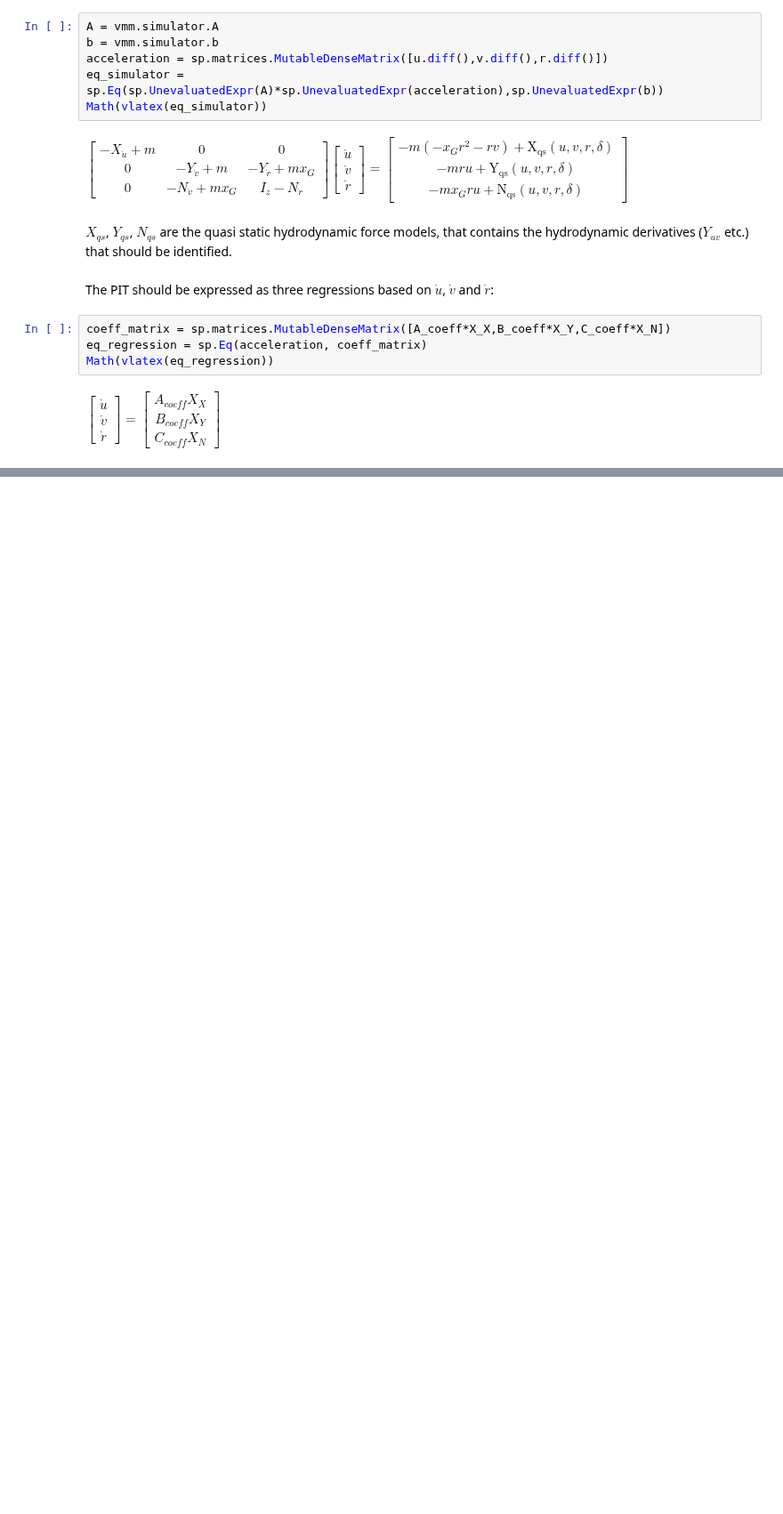
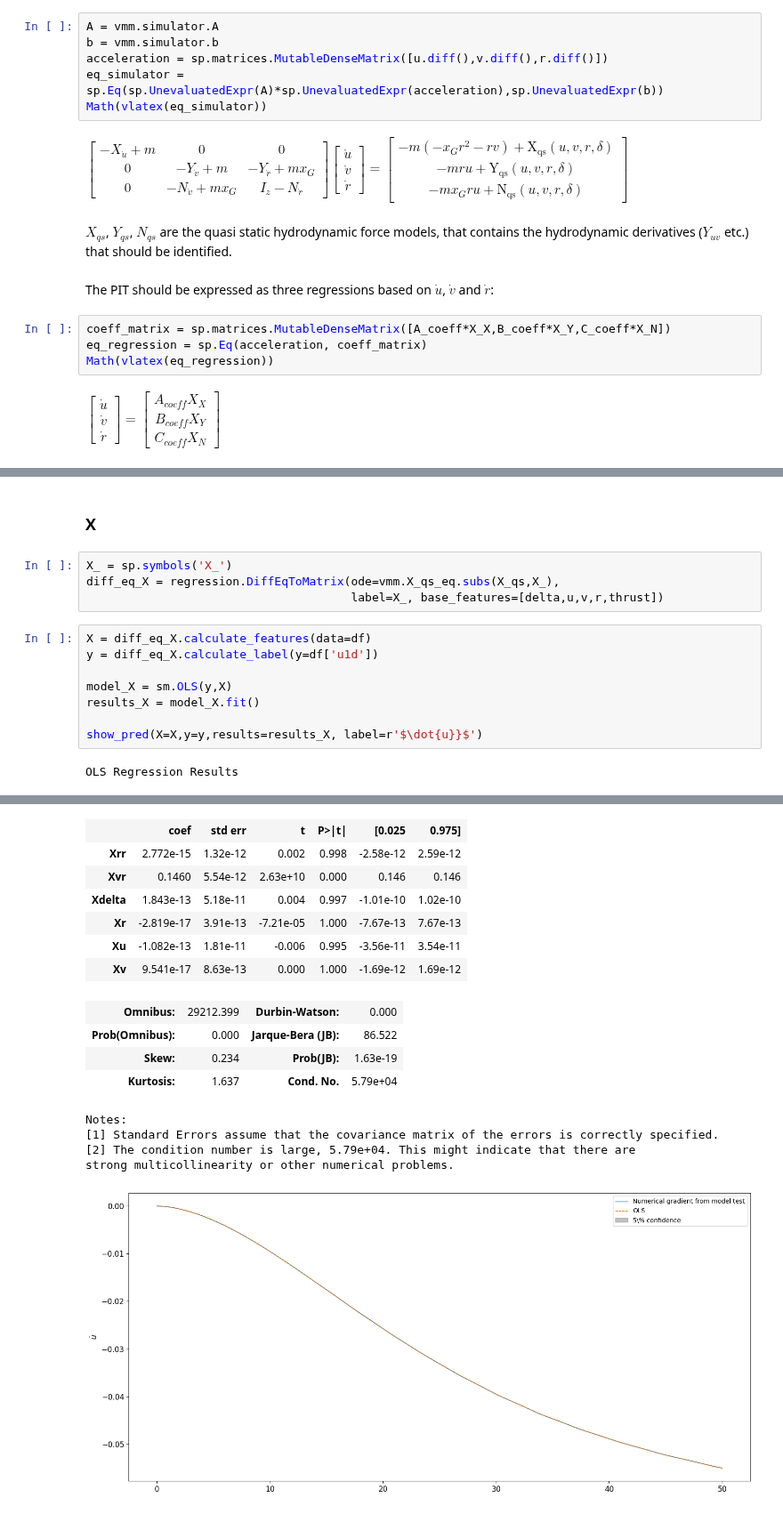
Before and after one commit to martinlarsalbert/VesselManoeuvringModels, a Jupyter notebook: _sources/02.01_manoeuvring_PIT.ipynb, the cells around one changed output, grey strips where cells are left out. Shown at 89% size. Cells and saved outputs as stored; diff of their text form; blank space fills up the shorter version.

```diff
--- a/_sources/02.01_manoeuvring_PIT.ipynb
+++ b/_sources/02.01_manoeuvring_PIT.ipynb
@@ -103,0 +215,16 @@ A link to an equation directive: {eq}`sym_eq`
+# %% [markdown]
+### X
+# %%
+X_ = sp.symbols('X_')
+diff_eq_X = regression.DiffEqToMatrix(ode=vmm.X_qs_eq.subs(X_qs,X_),
+                                      label=X_, base_features=[delta,u,v,r,thrust])
+# %%
+X = diff_eq_X.calculate_features(data=df)
+y = diff_eq_X.calculate_label(y=df['u1d'])
+
+model_X = sm.OLS(y,X)
+results_X = model_X.fit()
+
+show_pred(X=X,y=y,results=results_X, label=r'$\dot{u}}$')
+# %% [output]
+OLS Regression Results
@@ -103,0 +240,16 @@ A link to an equation directive: {eq}`sym_eq`
+|  | coef | std err | t | P>|t| | [0.025 | 0.975] |
+| Xrr | 2.772e-15 | 1.32e-12 | 0.002 | 0.998 | -2.58e-12 | 2.59e-12 |
+| Xvr | 0.1460 | 5.54e-12 | 2.63e+10 | 0.000 | 0.146 | 0.146 |
+| Xdelta | 1.843e-13 | 5.18e-11 | 0.004 | 0.997 | -1.01e-10 | 1.02e-10 |
+| Xr | -2.819e-17 | 3.91e-13 | -7.21e-05 | 1.000 | -7.67e-13 | 7.67e-13 |
+| Xu | -1.082e-13 | 1.81e-11 | -0.006 | 0.995 | -3.56e-11 | 3.54e-11 |
+| Xv | 9.541e-17 | 8.63e-13 | 0.000 | 1.000 | -1.69e-12 | 1.69e-12 |
+| Omnibus: | 29212.399 | Durbin-Watson: | 0.000 |
+| Prob(Omnibus): | 0.000 | Jarque-Bera (JB): | 86.522 |
+| Skew: | 0.234 | Prob(JB): | 1.63e-19 |
+| Kurtosis: | 1.637 | Cond. No. | 5.79e+04 |
+Notes:
+[1] Standard Errors assume that the covariance matrix of the errors is correctly specified.
+[2] The condition number is large, 5.79e+04. This might indicate that there are
+strong multicollinearity or other numerical problems.
+[figure, added]
```
Also changed, not shown: parts of 35 cells of this notebook, 16 other files.
